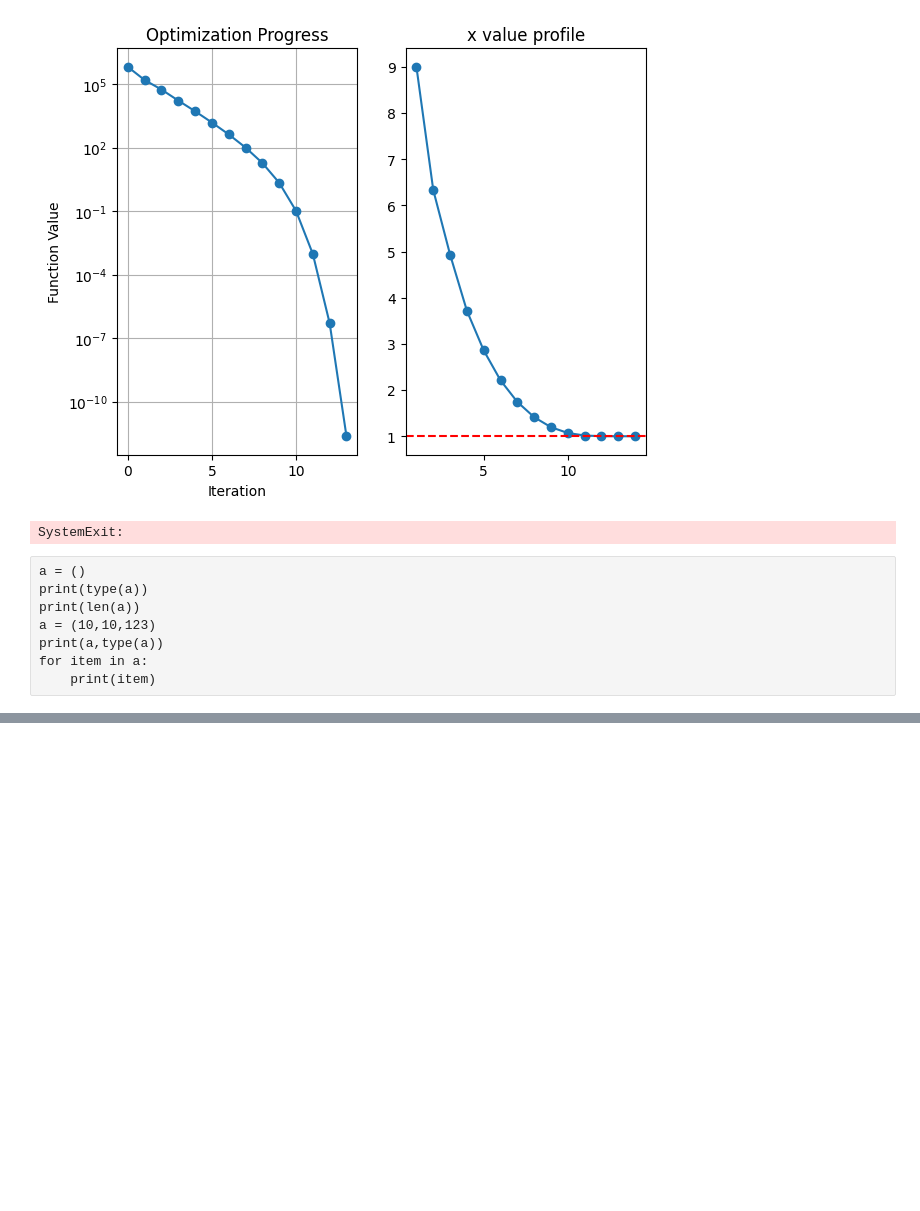
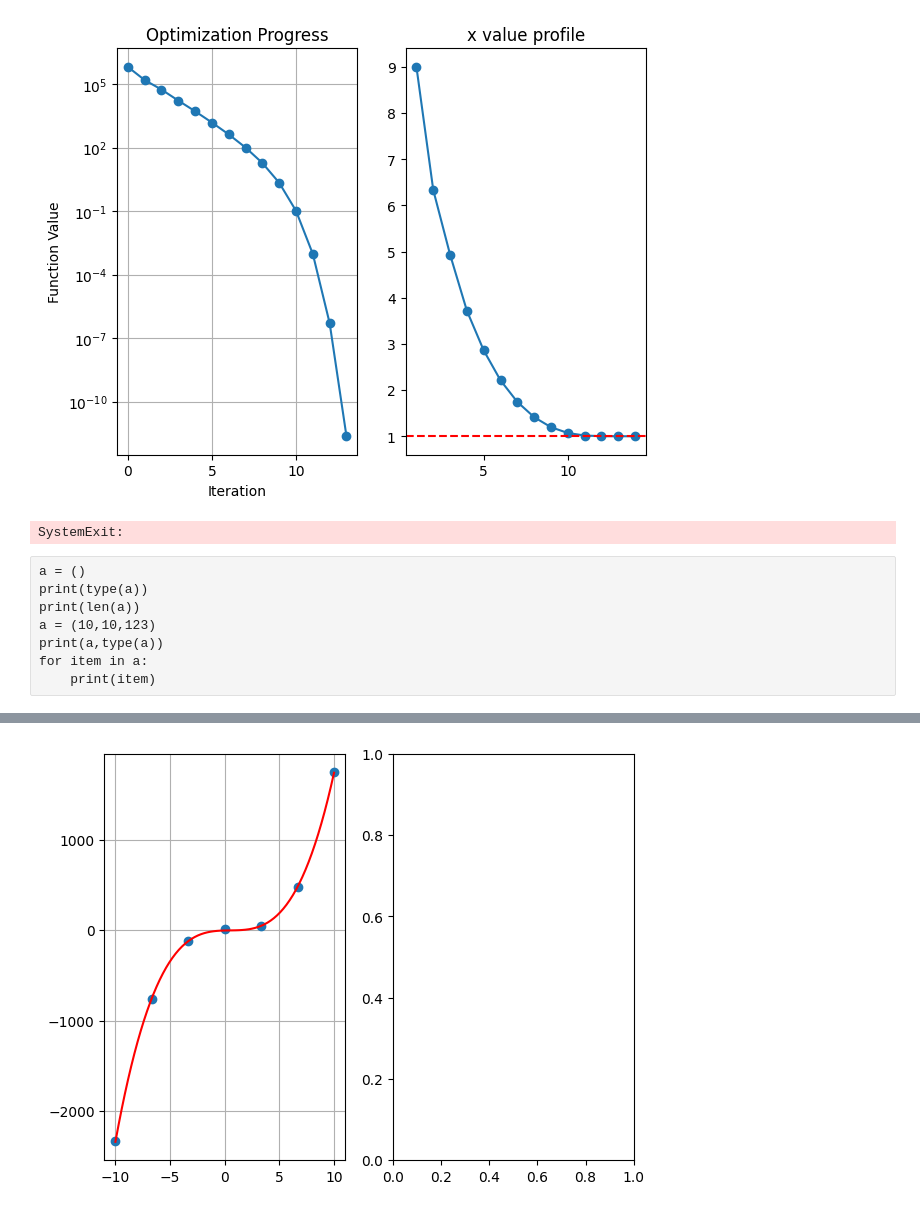
Before and after one commit to sweetmixture/UCL_2025_repo, a Jupyter notebook: scipyOptimiser.ipynb, the cells around one changed output, grey strips where cells are left out. Cells and saved outputs as stored; diff of their text form; code cells hidden in the pictures; blank space fills up the shorter version.

```diff
--- a/scipyOptimiser.ipynb
+++ b/scipyOptimiser.ipynb
@@ -314,3 +314,87 @@ from scipy.optimize import minimize
 
 
 # * SECTION 1 END -------------------------------
+# %%
+#
+# parameter fitting pattern practice
+#
+
+import numpy as np
+import scipy.optimize as opt
+from matplotlib import pyplot as plt
+
+dp_cnt = 7
+rand_norm_std = 10
+np.random.seed(42)
+#
+# Generate synthetic data from a known polynomial
+# y = 2x^3 - 3x^2 + 4x - 5
+#
+np.random.seed(42)
+#
+# Generate 50 points between -10 and 10
+#
+x_data = np.linspace(-10, 10, dp_cnt)
+true_coeffs = [2, -3, 4, -5]  # True values of [a, b, c, d]
+y_data = np.polyval(true_coeffs, x_data) + np.random.normal(0, rand_norm_std, size=len(x_data))  # Add noise
+
+
+# Define the loss function to minimize
+def loss(params, x, y):
+    a, b, c, d = params
+    y_pred = a * x**3 + b * x**2 + c * x + d
+    return np.sum((y - y_pred) ** 2)  # Sum of squared errors (SSE)
+
+# Initial guess for [a, b, c, d]
+initial_guess = [1, 1, 1, 1]
+
+# Minimize the loss function
+result = opt.minimize(loss, initial_guess, args=(x_data, y_data))
+
+# Extract optimized coefficients
+optimized_coeffs = result.x
+
+print("Estimated coefficients:", optimized_coeffs)
+print("True coefficients:", true_coeffs)
+
+#
+# profile by the fitted data
+#
+dp_cnt_val = dp_cnt * 10
+x_val_data = np.linspace(-10, 10, dp_cnt_val)
+y_val_data = np.polyval(optimized_coeffs,x_val_data)
+
+
+fig, ax = plt.subplots(1,2)
+cm = 1/2.54
+xl,yl = 16,12
+fig.set_size_inches((xl*cm,yl*cm))
+plt.subplots_adjust(
+left = 0.10,
+bottom = 0.1,
+right = 0.94,
+top = 0.96,
+wspace = 0.200,
+hspace = 0.0
+)
+fs, lfs = 12, 14 #fonts
+
+ax[0].plot(x_data,y_data, marker='o',linestyle='')
+#ax[0].set_xlabel("Iteration")
+#ax[0].set_ylabel("Function Value")
+#ax[0].set_title("Optimization Progress")
+#ax[0].set_yscale('log')
+ax[0].grid()
+
+# add by the fitted dataset
+ax[0].plot(x_val_data,y_val_data,linestyle='-',color='r')
+
+
+#print(type(optprofile),type(stepxlist))
+#print(stepxlist)
+#ax[1].plot(step,xlist, marker='o', linestyle='-')
+#ax[1].axhline(y=1,linestyle='--',color='r')
+#ax[1].set_title('x value profile')
+
+plt.show()
+# %% [output]
@@ -316,0 +403 @@ from scipy.optimize import minimize
+[figure, added]
```
Also changed, not shown: parts of 4 cells of this notebook, 1 other file.
